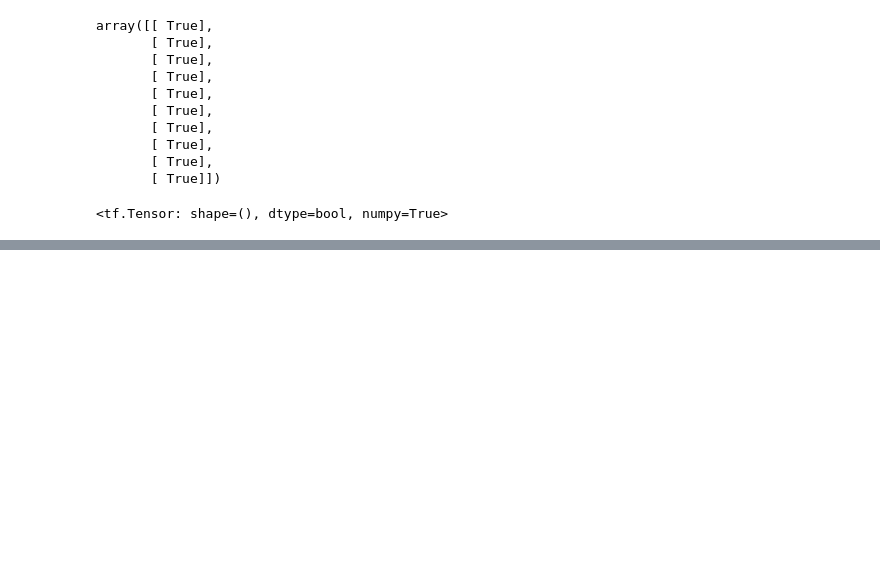
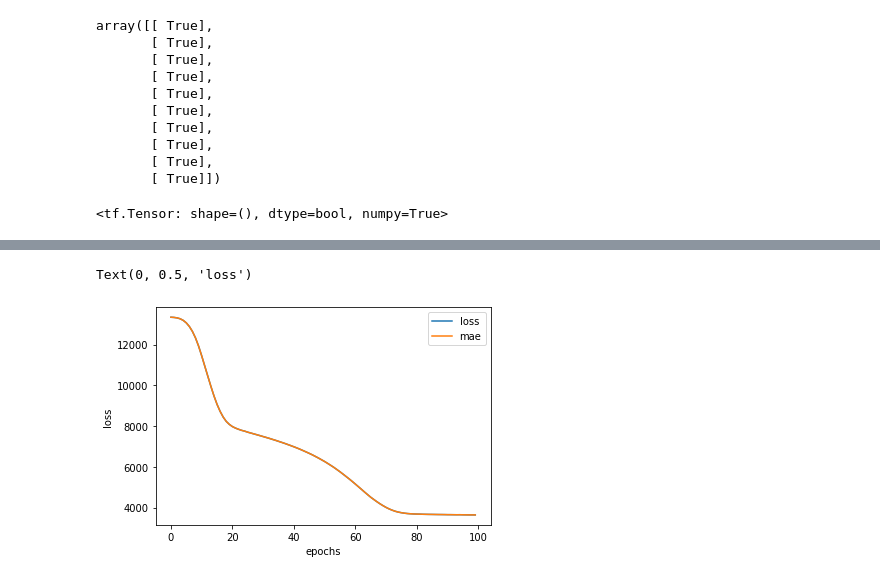
Before and after one commit to moimigueldev/tensorflow-ztm, a Jupyter notebook: 01_neural_network_regression_with_tensorflow.ipynb, the cells around one changed output, grey strips where cells are left out. Saved outputs shown, nothing was run; the diff lists cells and outputs as text; code cells hidden in the pictures; blank space fills up the shorter version.

```diff
--- a/01_neural_network_regression_with_tensorflow.ipynb
+++ b/01_neural_network_regression_with_tensorflow.ipynb
@@ -765,0 +999,25 @@ mae(y_test, model_3_preds) == mae(y_test, model_3_saved_pred)
+# %%
+from sklearn.compose import make_column_transformer
+from sklearn.preprocessing import MinMaxScaler, OneHotEncoder
+
+
+# Create a column transformer
+ct = make_column_transformer(
+    (MinMaxScaler(), ['age', 'bmi', 'children']),
+    (OneHotEncoder(handle_unknown='ignore'), ['sex', 'smoker', 'region'])
+)
+
+# Create X & y
+X = insurance.drop('charges', axis=1)
+y = insurance['charges']
+
+# train_test_split
+X_train, X_test, y_train, y_test = train_test_split(X, y, test_size=0.2, random_state=42)
+
+
+# Fit the column transformer to our training data
+ct.fit(X_train)
+
+# Transform training and test data with normalization and one hot encoder
+X_train_normal = ct.transform(X_train)
+X_test_normal =  ct.transform(X_test)
@@ -765,0 +1051,16 @@ mae(y_test, model_3_preds) == mae(y_test, model_3_saved_pred)
+# %%
+# insurance_model_normal
+tf.random.set_seed(42)
+
+insurance_model_4 = tf.keras.Sequential([
+                               tf.keras.layers.Dense(100),
+                               tf.keras.layers.Dense(10),
+                               tf.keras.layers.Dense(1)
+])
+
+insurance_model_4.compile(loss=tf.keras.losses.mae, optimizer=tf.keras.optimizers.Adam(), metrics='mae')
+
+history = insurance_model_4.fit(tf.expand_dims(X_train_normal, axis=1), y_train, epochs=100, verbose=True)
+
+#Evaluate
+insurance_model_4.evaluate(X_test_normal, y_test)
@@ -765,0 +1086,7 @@ mae(y_test, model_3_preds) == mae(y_test, model_3_saved_pred)
+# %%
+pd.DataFrame(history.history).plot()
+plt.xlabel('epochs')
+plt.ylabel('loss')
+# %% [output]
+Text(0, 0.5, 'loss')
+[figure, added]
```
Also changed, not shown: parts of 28 cells of this notebook.
